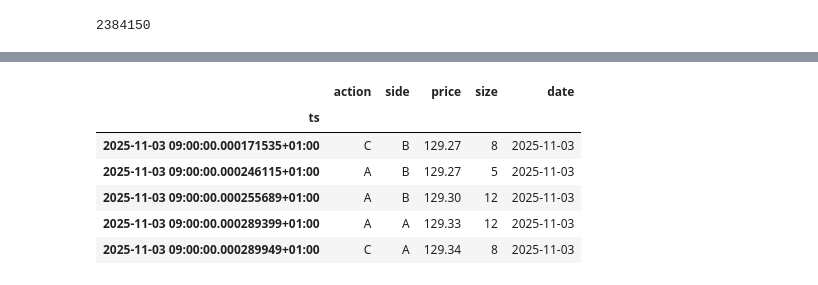
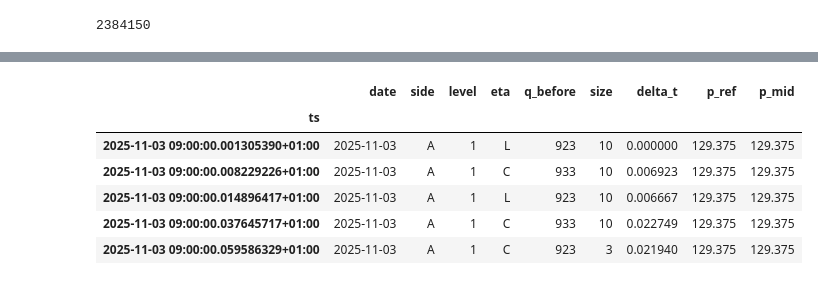
Before and after one commit to MrMay0/queue-reactive-models, a Jupyter notebook: notebooks/01_data_exploration.ipynb, the cells around one changed output, grey strips where cells are left out. Saved outputs shown, nothing was run; the diff lists cells and outputs as text; code cells hidden in the pictures.

```diff
--- a/notebooks/01_data_exploration.ipynb
+++ b/notebooks/01_data_exploration.ipynb
@@ -83,10 +93,11 @@ df_all = pd.read_parquet("../data/processed/FGBL_clean.parquet")
-# %%
-df_all.head()
-# %% [output]
-|  | action | side | price | size | date |
-| ts |  |  |  |  |  |
-| 2025-11-03 09:00:00.000171535+01:00 | C | B | 129.27 | 8 | 2025-11-03 |
-| 2025-11-03 09:00:00.000246115+01:00 | A | B | 129.27 | 5 | 2025-11-03 |
-| 2025-11-03 09:00:00.000255689+01:00 | A | B | 129.30 | 12 | 2025-11-03 |
-| 2025-11-03 09:00:00.000289399+01:00 | A | A | 129.33 | 12 | 2025-11-03 |
-| 2025-11-03 09:00:00.000289949+01:00 | C | A | 129.34 | 8 | 2025-11-03 |
+# %%
+df_lbo = pd.read_parquet("../data/processed/FGBL_event_flow.parquet")
+df_lbo.head()
+# %% [output]
+|  | date | side | level | eta | q_before | size | delta_t | p_ref | p_mid |
+| ts |  |  |  |  |  |  |  |  |  |
+| 2025-11-03 09:00:00.001305390+01:00 | 2025-11-03 | A | 1 | L | 923 | 10 | 0.000000 | 129.375 | 129.375 |
+| 2025-11-03 09:00:00.008229226+01:00 | 2025-11-03 | A | 1 | C | 933 | 10 | 0.006923 | 129.375 | 129.375 |
+| 2025-11-03 09:00:00.014896417+01:00 | 2025-11-03 | A | 1 | L | 923 | 10 | 0.006667 | 129.375 | 129.375 |
+| 2025-11-03 09:00:00.037645717+01:00 | 2025-11-03 | A | 1 | C | 933 | 10 | 0.022749 | 129.375 | 129.375 |
+| 2025-11-03 09:00:00.059586329+01:00 | 2025-11-03 | A | 1 | C | 923 | 3 | 0.021940 | 129.375 | 129.375 |
```
Also changed, not shown: parts of 10 cells of this notebook, 22 other files.
